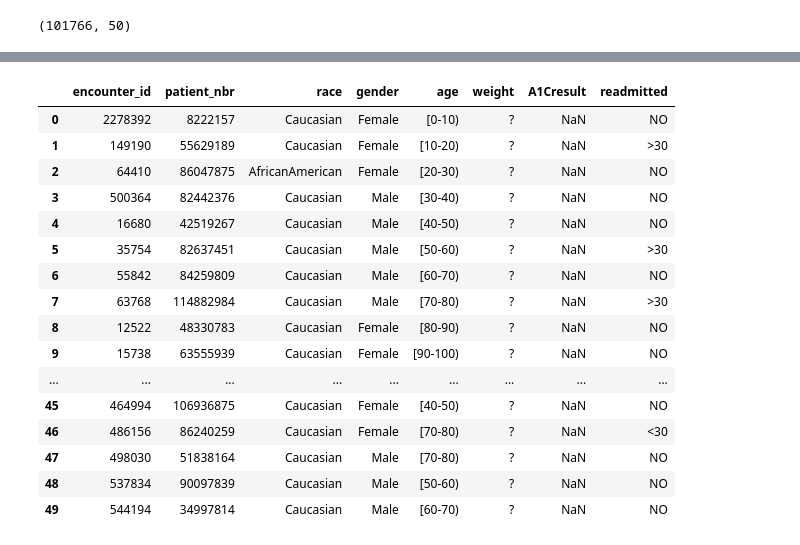
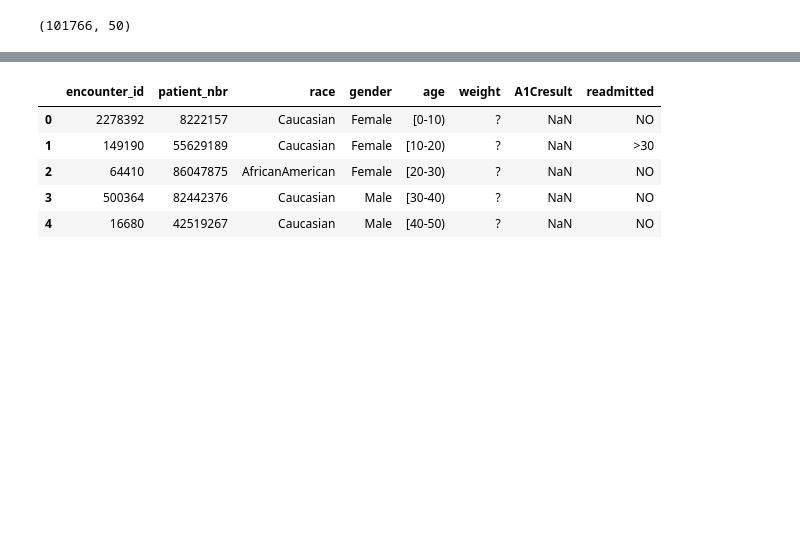
Before and after one commit to dreach329/CUNY_LaGuardia_HF_Analytics_Course, a Jupyter notebook: Python_Project_2_Diabetes.ipynb, the cells around one changed output, grey strips where cells are left out. Cells and saved outputs as stored; diff of their text form; code cells hidden in the pictures; blank space fills up the shorter version.

```diff
--- a/Python_Project_2_Diabetes.ipynb
+++ b/Python_Project_2_Diabetes.ipynb
@@ -65,20 +46,9 @@ print (dfrace)
 # %%
-dfrace.head (50)
+dfrace.head()
 # %% [output]
 |  | encounter_id | patient_nbr | race | gender | age | weight | A1Cresult | readmitted |
 | 0 | 2278392 | 8222157 | Caucasian | Female | [0-10) | ? | NaN | NO |
 | 1 | 149190 | 55629189 | Caucasian | Female | [10-20) | ? | NaN | >30 |
 | 2 | 64410 | 86047875 | AfricanAmerican | Female | [20-30) | ? | NaN | NO |
 | 3 | 500364 | 82442376 | Caucasian | Male | [30-40) | ? | NaN | NO |
 | 4 | 16680 | 42519267 | Caucasian | Male | [40-50) | ? | NaN | NO |
-| 5 | 35754 | 82637451 | Caucasian | Male | [50-60) | ? | NaN | >30 |
-| 6 | 55842 | 84259809 | Caucasian | Male | [60-70) | ? | NaN | NO |
-| 7 | 63768 | 114882984 | Caucasian | Male | [70-80) | ? | NaN | >30 |
-| 8 | 12522 | 48330783 | Caucasian | Female | [80-90) | ? | NaN | NO |
-| 9 | 15738 | 63555939 | Caucasian | Female | [90-100) | ? | NaN | NO |
-| ... | ... | ... | ... | ... | ... | ... | ... | ... |
-| 45 | 464994 | 106936875 | Caucasian | Female | [40-50) | ? | NaN | NO |
-| 46 | 486156 | 86240259 | Caucasian | Female | [70-80) | ? | NaN | <30 |
-| 47 | 498030 | 51838164 | Caucasian | Male | [70-80) | ? | NaN | NO |
-| 48 | 537834 | 90097839 | Caucasian | Male | [50-60) | ? | NaN | NO |
-| 49 | 544194 | 34997814 | Caucasian | Male | [60-70) | ? | NaN | NO |
```
Also changed, not shown: parts of 33 cells of this notebook.
